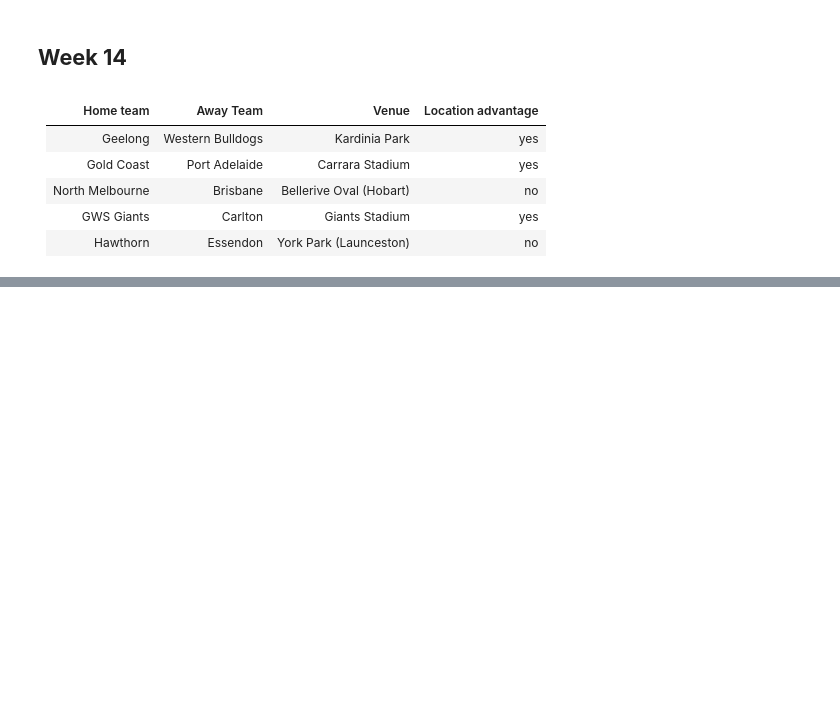
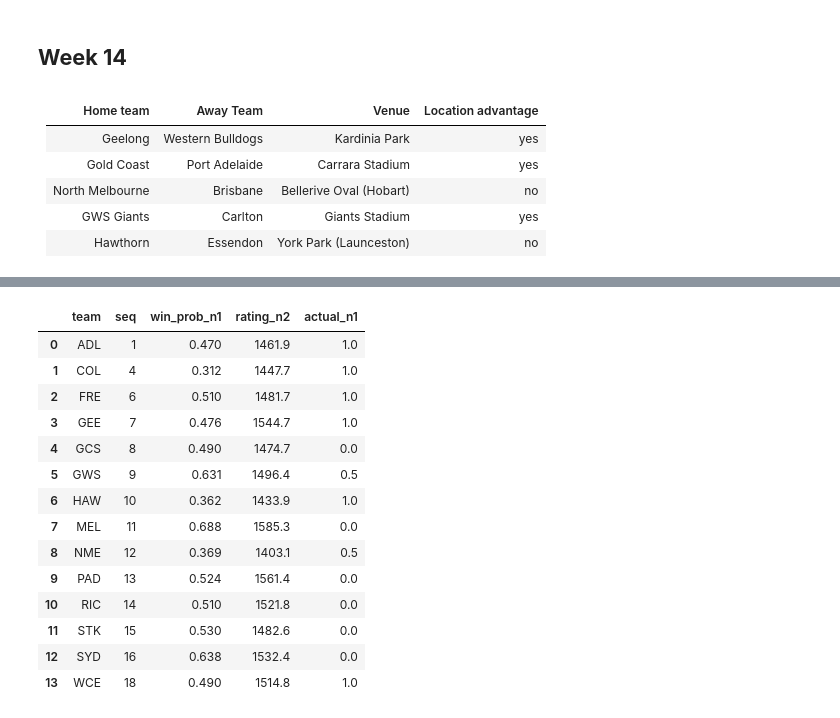
Before and after one commit to stevegabriel1/afl_elo_ratings, a Jupyter notebook: basic_version_R14.ipynb, the cells around one changed output, grey strips where cells are left out. Drawn from its saved outputs; the diff is of its cells as text; code cells hidden in the pictures; blank space fills up the shorter version.

```diff
--- a/basic_version_R14.ipynb
+++ b/basic_version_R14.ipynb
@@ -1963,3 +1963,9 @@ joined
 | 11 | 15 | STK | 1482.6 | ADL | 1461.9 | 0.530 |
 | 12 | 16 | SYD | 1532.4 | HAW | 1433.9 | 0.638 |
 | 13 | 18 | WCE | 1514.8 | RIC | 1521.8 | 0.490 |
+# %%
+quick_results_check = joined[['team','seq','win_prob']]
+#quick_results_check['actual'] = [adl,col,fre,gee,gcs,gws,haw,mel,nme,pad,ric,stk,syd,wce]
+quick_results_check['actual'] = [1,1,1,1,0,0.5,1,0,0.5,0,0,0,0,1]
+quick_results_check.columns = ['team','seq','win_prob','actual']
+quick_results_check
@@ -1987,0 +2045,28 @@ joined
+# %%
+## Need rating W13 (rating_n1 from joined) and win_prob W13 (win_prob from joined)
+rframe = joined[['team','seq','win_prob','rating_n1']]
+## Also need same from bye teams, however they don't have win_prob which is the most recent round's win_prob.
+rframe_b = joined_bye[['team','seq','rating_n1']]
+# %%
+# Add the actuals (results from R13):
+rframe['actual_n1'] = quick_results_check['actual']
+# %%
+# Update column names for current week
+rframe.columns = ['team','seq','win_prob_n1','rating_n2','actual_n1']
+rframe
+# %% [output]
+|  | team | seq | win_prob_n1 | rating_n2 | actual_n1 |
+| 0 | ADL | 1 | 0.470 | 1461.9 | 1.0 |
+| 1 | COL | 4 | 0.312 | 1447.7 | 1.0 |
+| 2 | FRE | 6 | 0.510 | 1481.7 | 1.0 |
+| 3 | GEE | 7 | 0.476 | 1544.7 | 1.0 |
+| 4 | GCS | 8 | 0.490 | 1474.7 | 0.0 |
+| 5 | GWS | 9 | 0.631 | 1496.4 | 0.5 |
+| 6 | HAW | 10 | 0.362 | 1433.9 | 1.0 |
+| 7 | MEL | 11 | 0.688 | 1585.3 | 0.0 |
+| 8 | NME | 12 | 0.369 | 1403.1 | 0.5 |
+| 9 | PAD | 13 | 0.524 | 1561.4 | 0.0 |
+| 10 | RIC | 14 | 0.510 | 1521.8 | 0.0 |
+| 11 | STK | 15 | 0.530 | 1482.6 | 0.0 |
+| 12 | SYD | 16 | 0.638 | 1532.4 | 0.0 |
+| 13 | WCE | 18 | 0.490 | 1514.8 | 1.0 |
```
Also changed, not shown: parts of 6 cells of this notebook.
